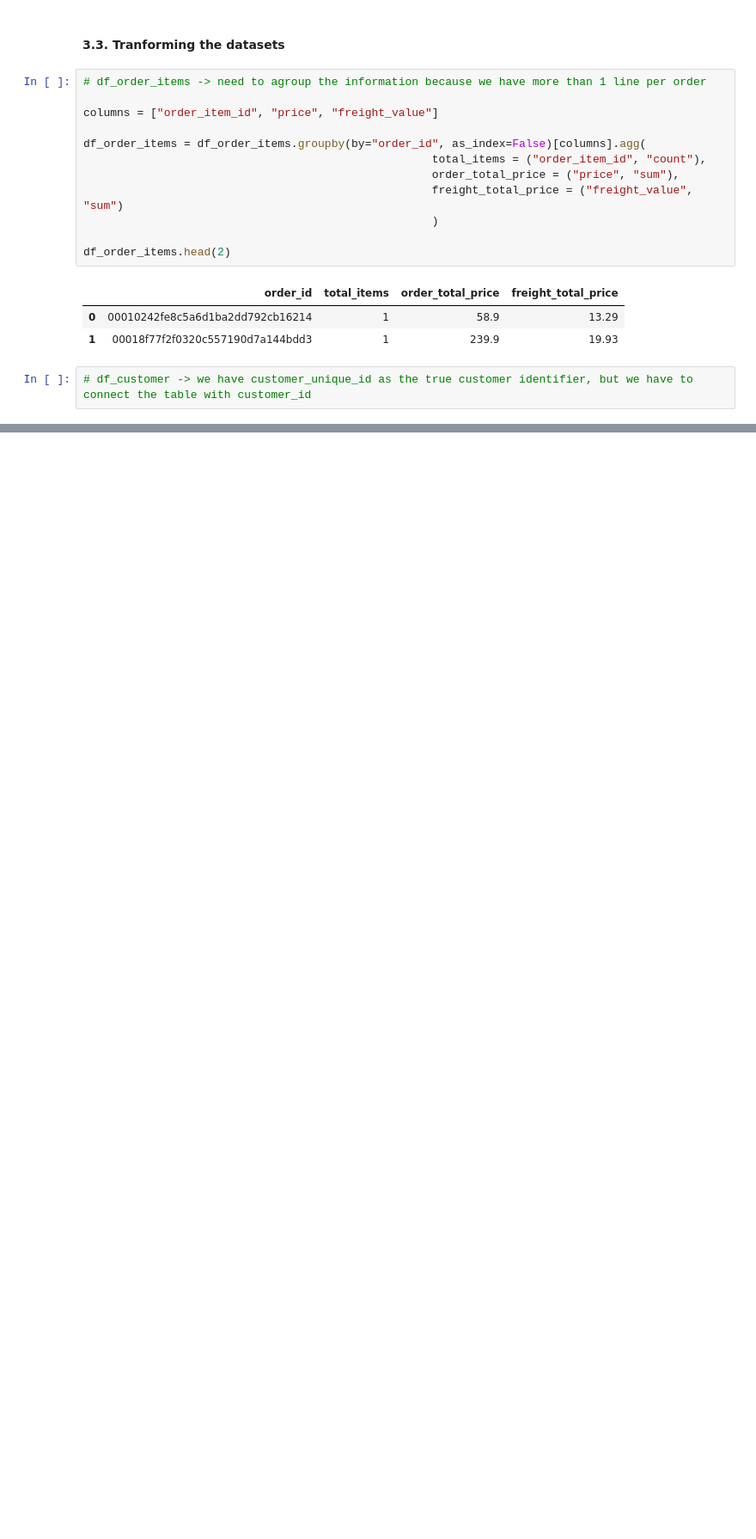
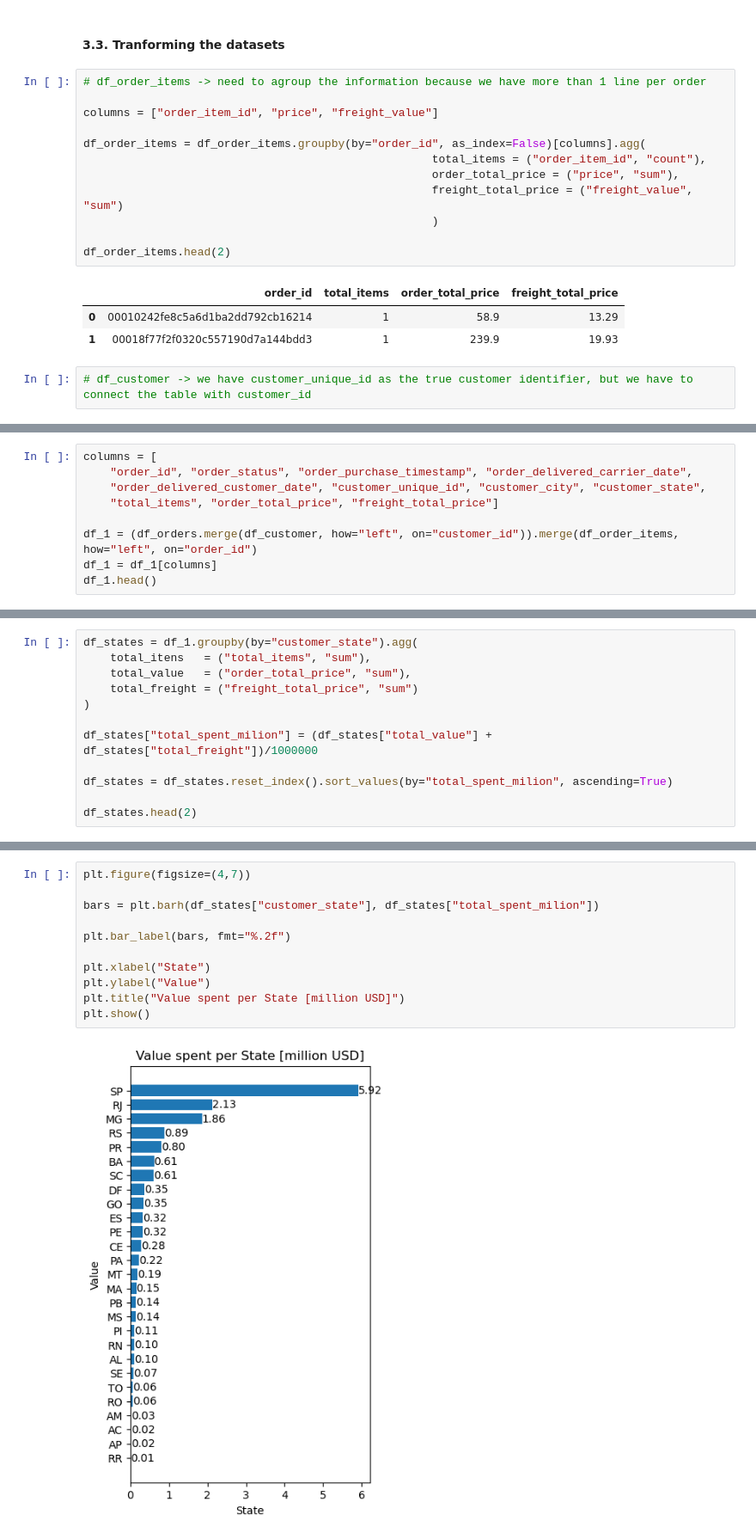
Before and after one commit to bruno-lima98/portfolio-olist-brazilian-ecommerce, a Jupyter notebook: main.ipynb, the cells around one changed output, grey strips where cells are left out. Shown at 86% size. Drawn from its saved outputs; the diff is of its cells as text; blank space fills up the shorter version.

```diff
--- a/main.ipynb
+++ b/main.ipynb
@@ -325,0 +317,9 @@ df_order_items.head()
+# %%
+columns = [
+    "order_id", "order_status", "order_purchase_timestamp", "order_delivered_carrier_date",
+    "order_delivered_customer_date", "customer_unique_id", "customer_city", "customer_state",
+    "total_items", "order_total_price", "freight_total_price"]
+
+df_1 = (df_orders.merge(df_customer, how="left", on="customer_id")).merge(df_order_items, how="left", on="order_id")
+df_1 = df_1[columns]
+df_1.head()
@@ -325,0 +339,12 @@ df_order_items.head()
+# %%
+df_states = df_1.groupby(by="customer_state").agg(
+    total_itens   = ("total_items", "sum"),
+    total_value   = ("order_total_price", "sum"),
+    total_freight = ("freight_total_price", "sum")
+)
+
+df_states["total_spent_milion"] = (df_states["total_value"] + df_states["total_freight"])/1000000
+
+df_states = df_states.reset_index().sort_values(by="total_spent_milion", ascending=True)
+
+df_states.head(2)
@@ -325,0 +355,13 @@ df_order_items.head()
+# %%
+plt.figure(figsize=(4,7))
+
+bars = plt.barh(df_states["customer_state"], df_states["total_spent_milion"])
+
+plt.bar_label(bars, fmt="%.2f")
+
+plt.xlabel("State")
+plt.ylabel("Value")
+plt.title("Value spent per State [million USD]")
+plt.show()
+# %% [output]
+[figure, added]
```
Also changed, not shown: parts of 13 cells of this notebook.
